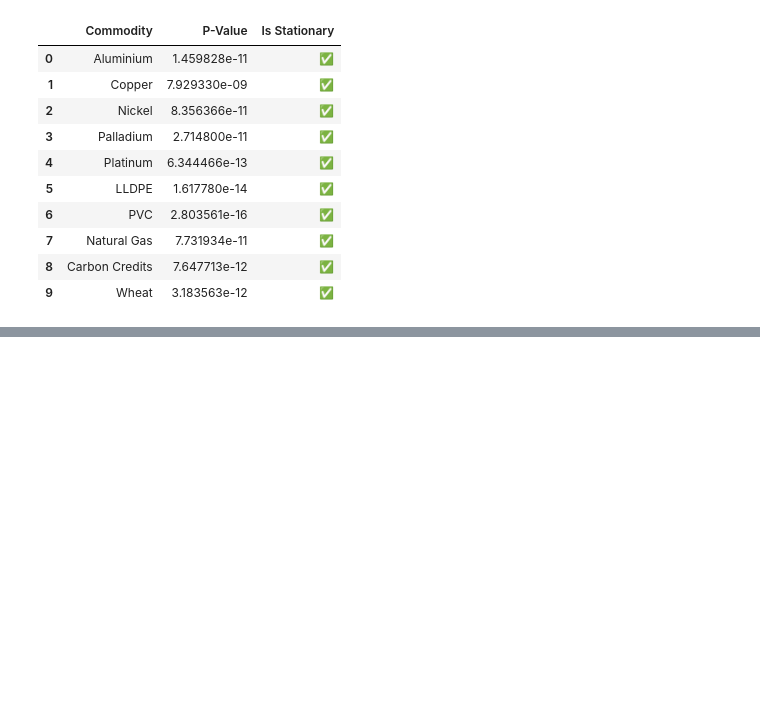
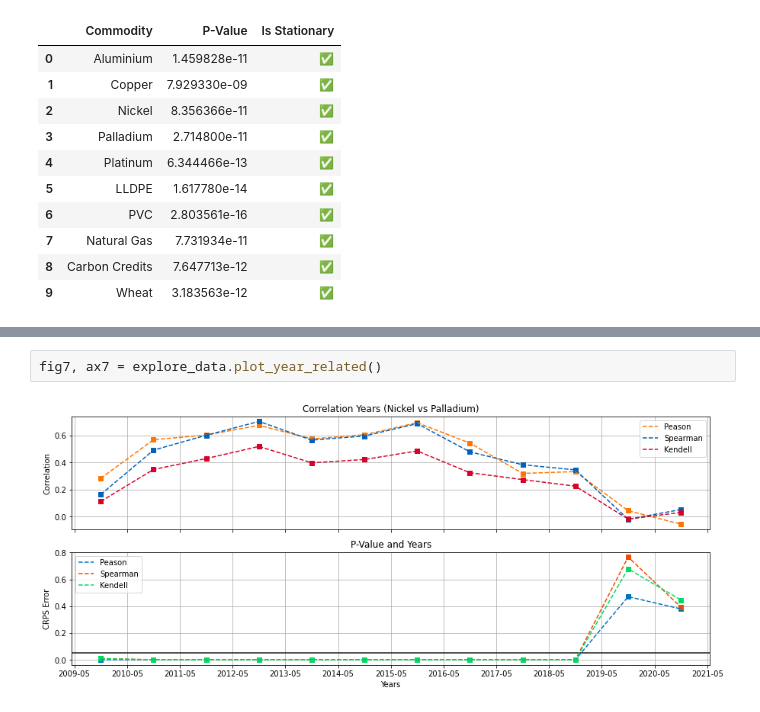
Before and after one commit to Phutoast/commodity-prices-prediction, a Jupyter notebook: explore_data_plot.ipynb, the cells around one changed output, grey strips where cells are left out. Drawn from its saved outputs; the diff is of its cells as text; blank space fills up the shorter version.

```diff
--- a/explore_data_plot.ipynb
+++ b/explore_data_plot.ipynb
@@ -44,0 +57,4 @@ fig3, ax3 = explore_data.plot_correlation_all()
+# %%
+fig7, ax7 = explore_data.plot_year_related()
+# %% [output]
+[figure, added]
```
Also changed, not shown: parts of 6 cells of this notebook, 10 other files.
